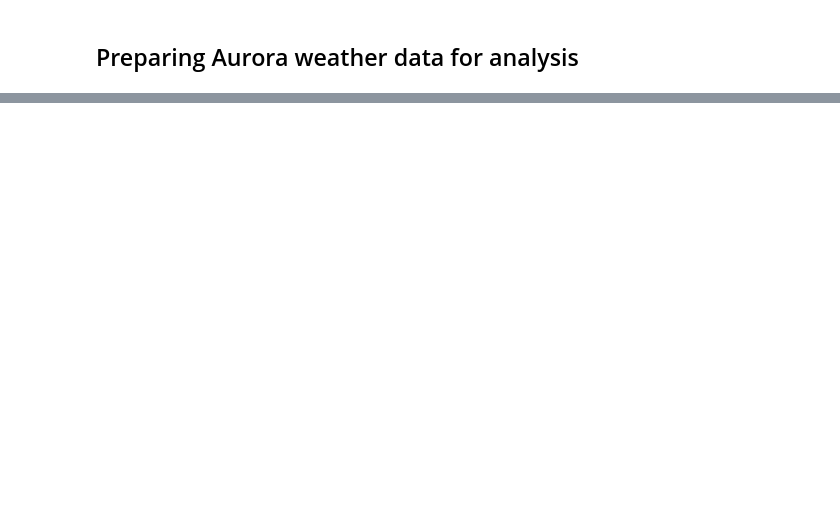
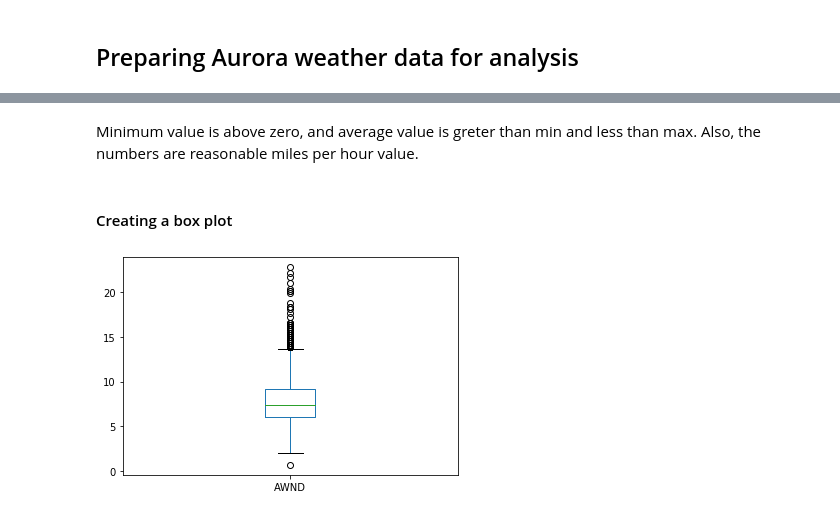
Before and after one commit to Happydogs/Aurora_Policing_Project, a Jupyter notebook: Aurora_Policing_Project.ipynb, the cells around one changed output, grey strips where cells are left out. Saved outputs shown, nothing was run; the diff lists cells and outputs as text; code cells hidden in the pictures; blank space fills up the shorter version.

```diff
--- a/Aurora_Policing_Project.ipynb
+++ b/Aurora_Policing_Project.ipynb
@@ -283,0 +391,4 @@ weather.head()
+# %%
+weather.iloc[1369,4] = max_temp_for_calculation.mean(skipna = True)
+# %%
+min_temp_for_calculation = weather.iloc[1366:1373,5]
@@ -283,0 +406,2 @@ weather.head()
+# %%
+weather.iloc[1369,5] = min_temp_for_calculation.mean(skipna = True)
@@ -283,0 +424,2 @@ weather.head()
+# %%
+weather['TAVG'] = weather[['TMAX','TMIN']].mean(axis=1)
@@ -283,0 +477,9 @@ weather.head()
+# %% [markdown]
+Minimum value is above zero, and average value is greter than min and less than max. Also, the numbers are reasonable miles per hour value.
+# %% [markdown]
+#### Creating a box plot
+# %%
+weather['AWND'].plot(kind='box')
+plt.show()
+# %% [output]
+[figure, added]
```
Also changed, not shown: parts of 44 cells of this notebook.
